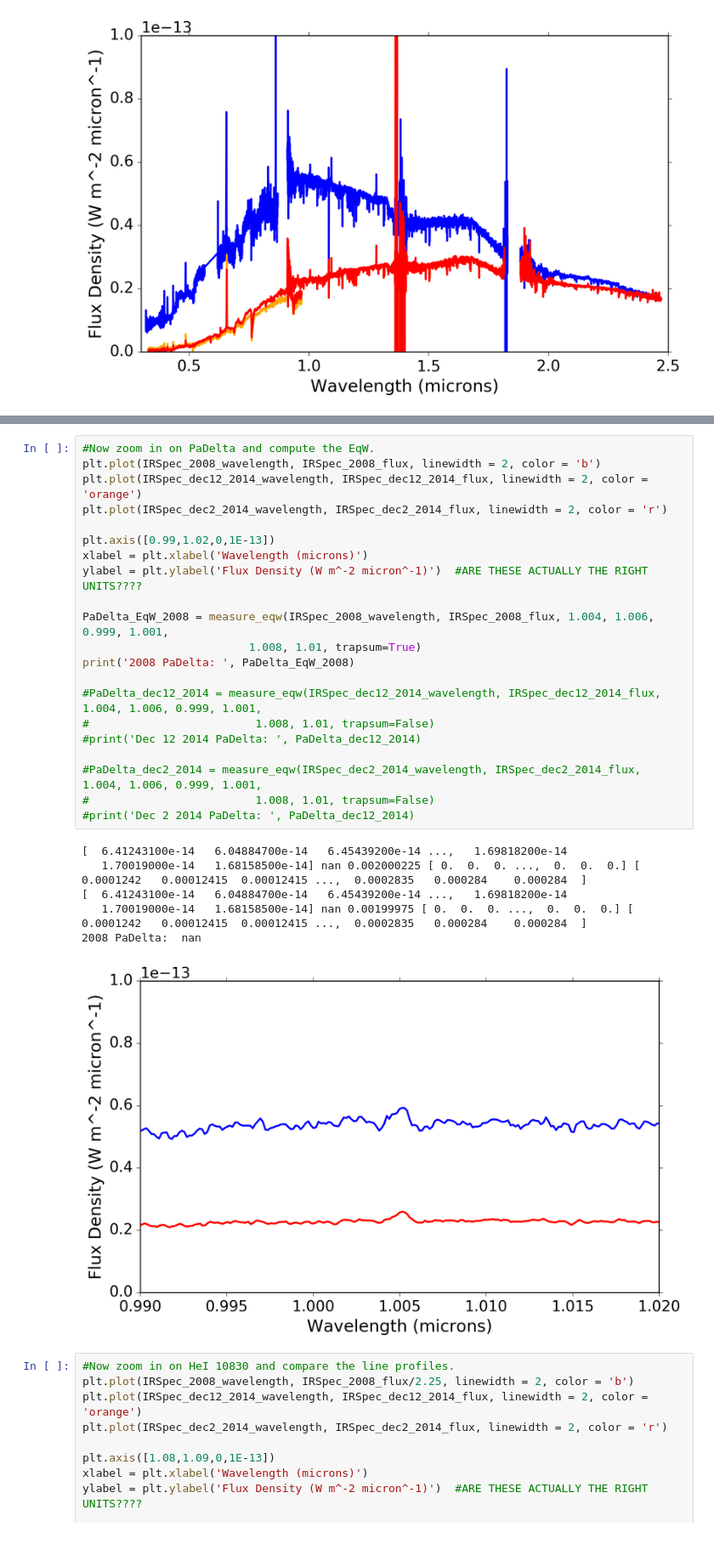
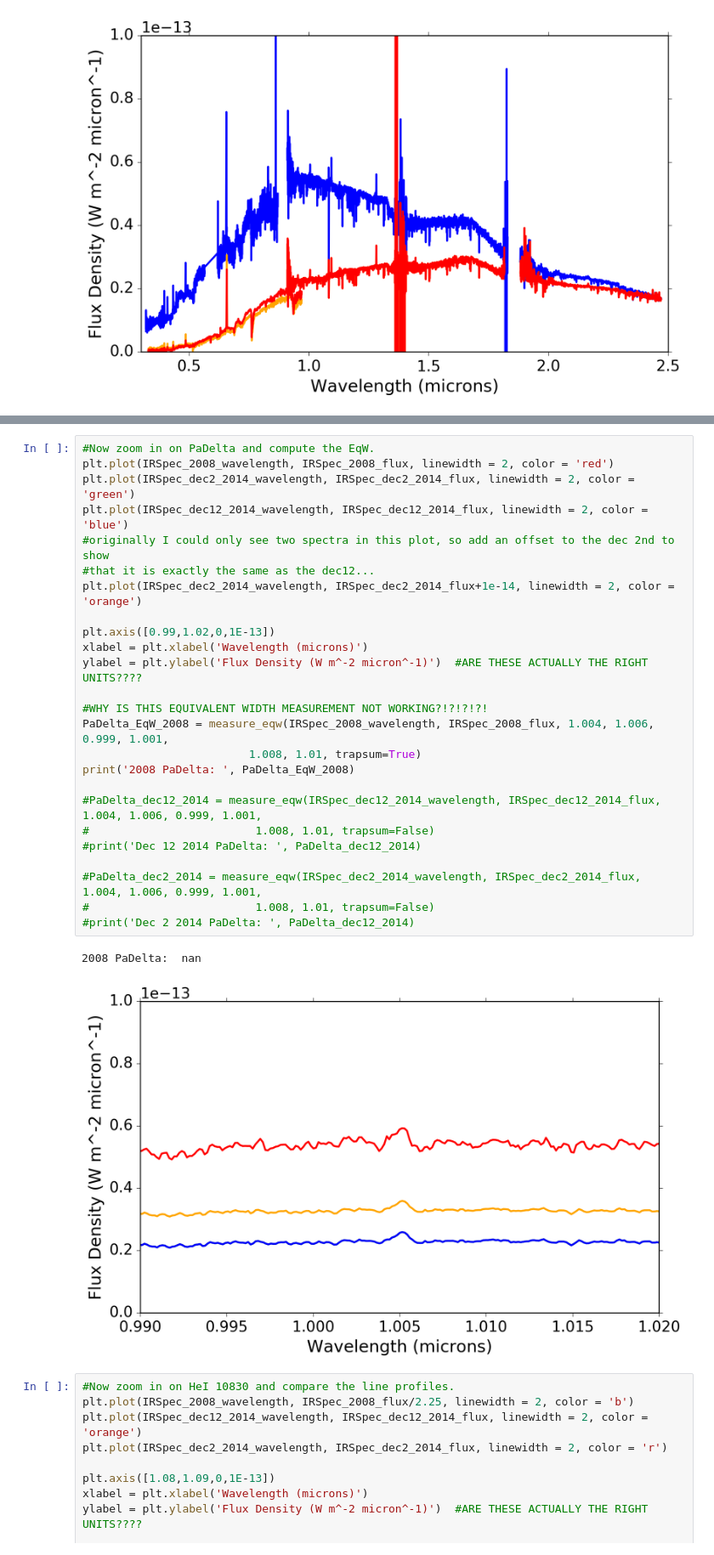
Before and after one commit to kevincovey/AATau, a Jupyter notebook: AATau_SpectralMeasurements.ipynb, the cells around one changed output, grey strips where cells are left out. Shown at 85% size. Drawn from its saved outputs; the diff is of its cells as text.

Commit message:
tweaked plots

```diff
--- a/AATau_SpectralMeasurements.ipynb
+++ b/AATau_SpectralMeasurements.ipynb
@@ -182,31 +158,31 @@ Dec 2 2014 Hbeta:  -0.00130033765273
 # %%
 #Now zoom in on PaDelta and compute the EqW.
-plt.plot(IRSpec_2008_wavelength, IRSpec_2008_flux, linewidth = 2, color = 'b')
-plt.plot(IRSpec_dec12_2014_wavelength, IRSpec_dec12_2014_flux, linewidth = 2, color = 'orange')
-plt.plot(IRSpec_dec2_2014_wavelength, IRSpec_dec2_2014_flux, linewidth = 2, color = 'r')
+plt.plot(IRSpec_2008_wavelength, IRSpec_2008_flux, linewidth = 2, color = 'red')
+plt.plot(IRSpec_dec2_2014_wavelength, IRSpec_dec2_2014_flux, linewidth = 2, color = 'green')
+plt.plot(IRSpec_dec12_2014_wavelength, IRSpec_dec12_2014_flux, linewidth = 2, color = 'blue')
+#originally I could only see two spectra in this plot, so add an offset to the dec 2nd to show
+#that it is exactly the same as the dec12...
+plt.plot(IRSpec_dec2_2014_wavelength, IRSpec_dec2_2014_flux+1e-14, linewidth = 2, color = 'orange')
 
 plt.axis([0.99,1.02,0,1E-13])
 xlabel = plt.xlabel('Wavelength (microns)')
 ylabel = plt.ylabel('Flux Density (W m^-2 micron^-1)')  #ARE THESE ACTUALLY THE RIGHT UNITS????
 
+#WHY IS THIS EQUIVALENT WIDTH MEASUREMENT NOT WORKING?!?!?!?!
 PaDelta_EqW_2008 = measure_eqw(IRSpec_2008_wavelength, IRSpec_2008_flux, 1.004, 1.006, 0.999, 1.001,
                          1.008, 1.01, trapsum=True)
 print('2008 PaDelta: ', PaDelta_EqW_2008)
 
 #PaDelta_dec12_2014 = measure_eqw(IRSpec_dec12_2014_wavelength, IRSpec_dec12_2014_flux, 1.004, 1.006, 0.999, 1.001,
 #                         1.008, 1.01, trapsum=False)
 #print('Dec 12 2014 PaDelta: ', PaDelta_dec12_2014)
 
 #PaDelta_dec2_2014 = measure_eqw(IRSpec_dec2_2014_wavelength, IRSpec_dec2_2014_flux, 1.004, 1.006, 0.999, 1.001,
 #                         1.008, 1.01, trapsum=False)
 #print('Dec 2 2014 PaDelta: ', PaDelta_dec12_2014)
 # %% [output]
-[  6.41243100e-14   6.04884700e-14   6.45439200e-14 ...,   1.69818200e-14
-   1.70019000e-14   1.68158500e-14] nan 0.002000225 [ 0.  0.  0. ...,  0.  0.  0.] [ 0.0001242   0.00012415  0.00012415 ...,  0.0002835   0.000284    0.000284  ]
-[  6.41243100e-14   6.04884700e-14   6.45439200e-14 ...,   1.69818200e-14
-   1.70019000e-14   1.68158500e-14] nan 0.00199975 [ 0.  0.  0. ...,  0.  0.  0.] [ 0.0001242   0.00012415  0.00012415 ...,  0.0002835   0.000284    0.000284  ]
 2008 PaDelta:  nan
-[figure, old version]
+[figure, new version]
 # %%
 #Now zoom in on HeI 10830 and compare the line profiles.
 plt.plot(IRSpec_2008_wavelength, IRSpec_2008_flux/2.25, linewidth = 2, color = 'b')
```
Also changed, not shown: parts of 4 cells of this notebook.
